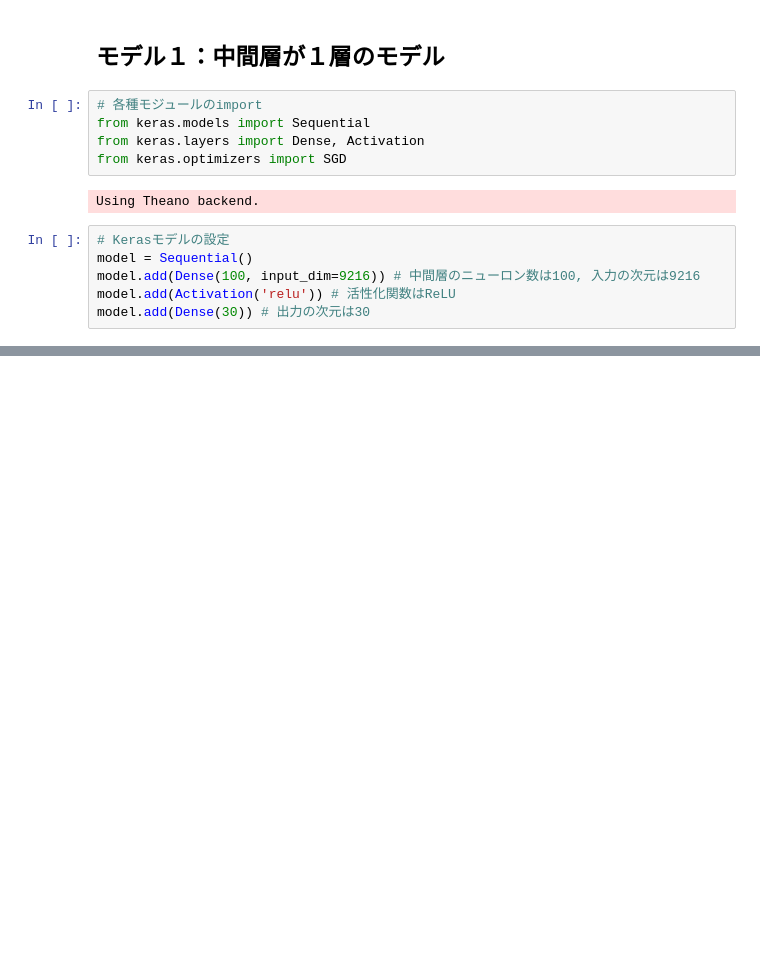
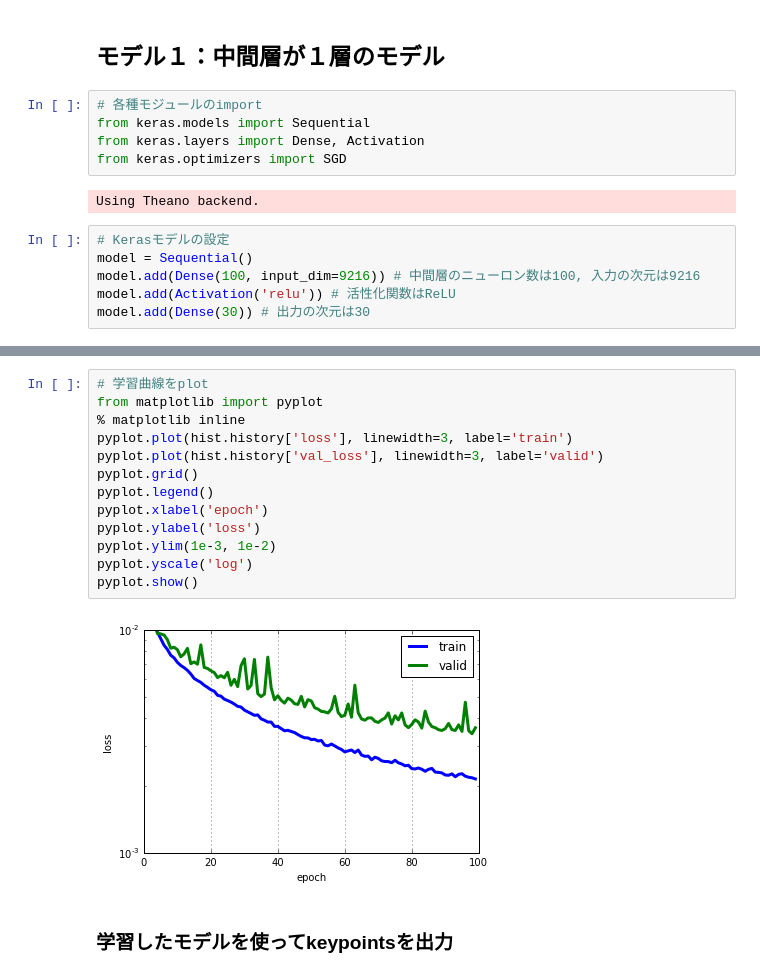
Before and after one commit to ftai/ftai, a Jupyter notebook: example/keras/KaggleFacialKeypointsDetection/FacialKeypointDetection.ipynb, the cells around one changed output, grey strips where cells are left out. Cells and saved outputs as stored; diff of their text form; blank space fills up the shorter version.

```diff
--- a/example/keras/KaggleFacialKeypointsDetection/FacialKeypointDetection.ipynb
+++ b/example/keras/KaggleFacialKeypointsDetection/FacialKeypointDetection.ipynb
@@ -218,0 +219,17 @@ Epoch 100/100
+# %%
+# 学習曲線をplot
+from matplotlib import pyplot
+% matplotlib inline
+pyplot.plot(hist.history['loss'], linewidth=3, label='train')
+pyplot.plot(hist.history['val_loss'], linewidth=3, label='valid')
+pyplot.grid()
+pyplot.legend()
+pyplot.xlabel('epoch')
+pyplot.ylabel('loss')
+pyplot.ylim(1e-3, 1e-2)
+pyplot.yscale('log')
+pyplot.show()
+# %% [output]
+[figure, added]
+# %% [markdown]
+### 学習したモデルを使ってkeypointsを出力
```
Also changed, not shown: parts of 14 cells of this notebook.
